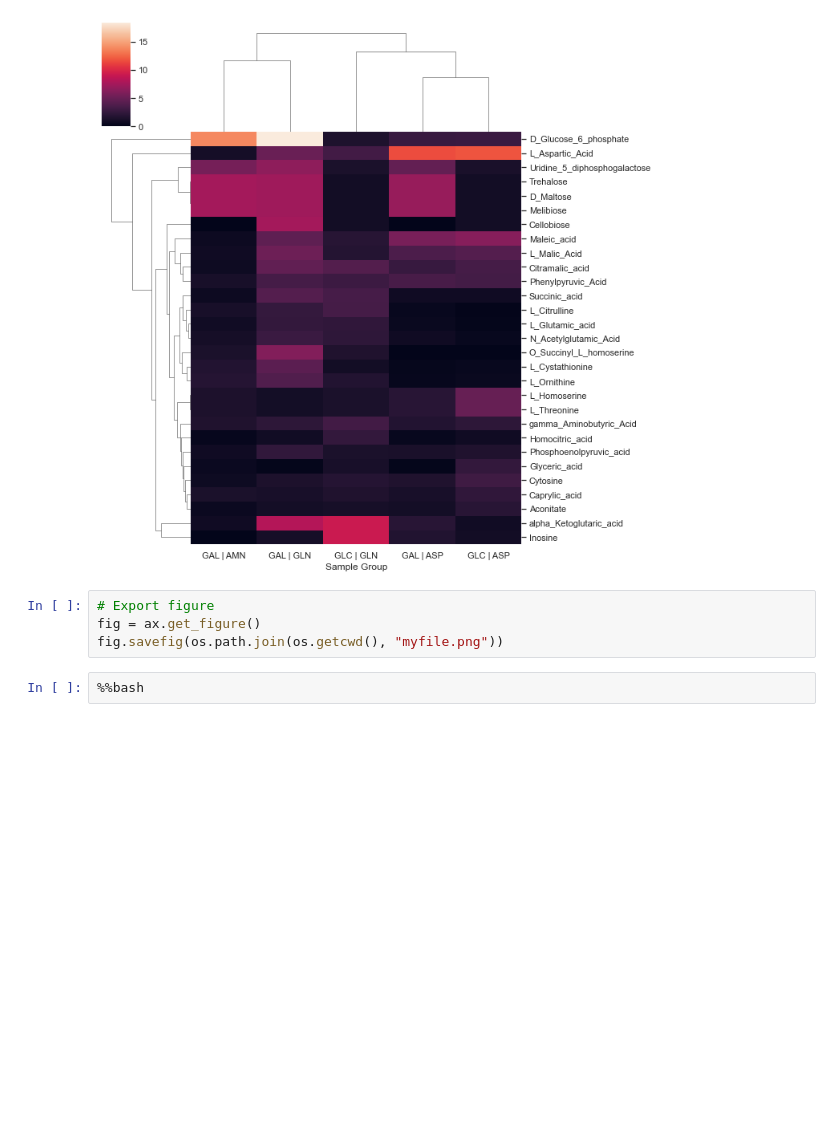
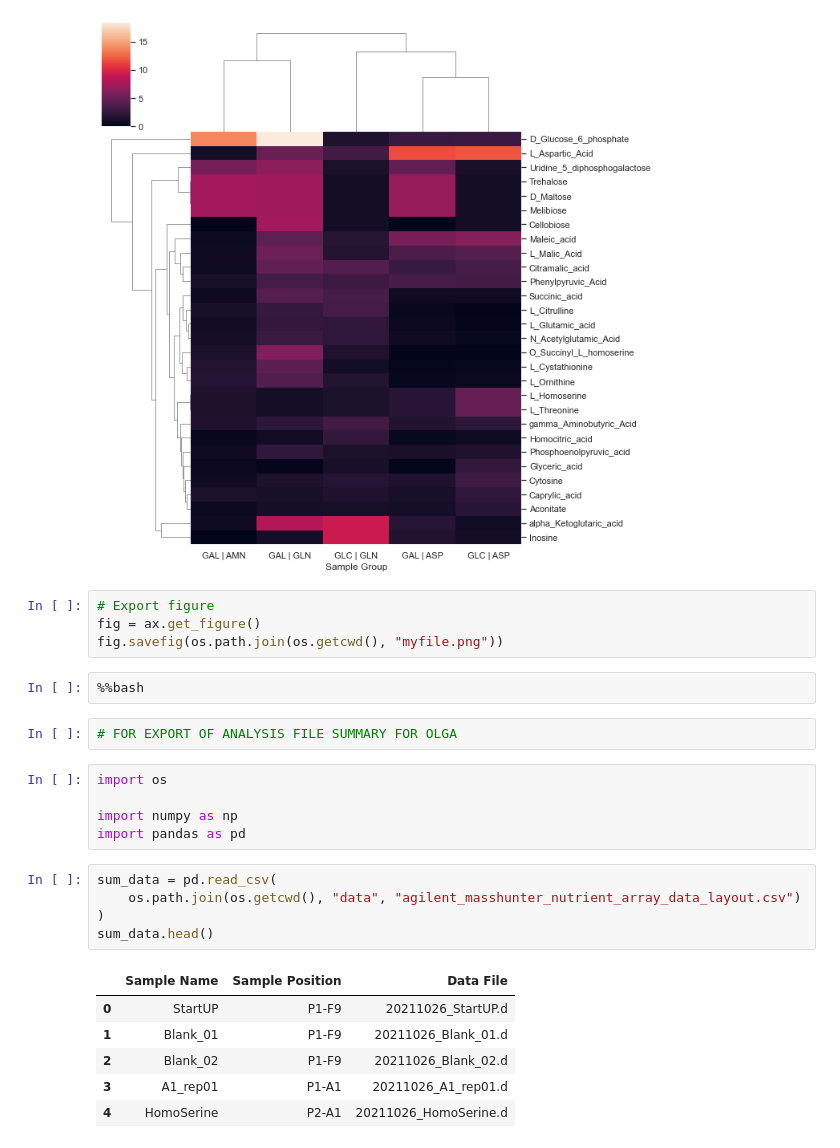
Before and after one commit to irahorecka/montenegro-burke-ms, a Jupyter notebook: nutrient_assessment/scratchpad.ipynb, the cells around one changed output. Cells and saved outputs as stored; diff of their text form; blank space fills up the shorter version.

```diff
--- a/nutrient_assessment/scratchpad.ipynb
+++ b/nutrient_assessment/scratchpad.ipynb
@@ -241,3 +241,22 @@ fig = ax.get_figure()
 fig.savefig(os.path.join(os.getcwd(), "myfile.png"))
 # %%
 %%bash
+# %%
+# FOR EXPORT OF ANALYSIS FILE SUMMARY FOR OLGA
+# %%
+import os
+
+import numpy as np
+import pandas as pd
+# %%
+sum_data = pd.read_csv(
+    os.path.join(os.getcwd(), "data", "agilent_masshunter_nutrient_array_data_layout.csv")
+)
+sum_data.head()
+# %% [output]
+|  | Sample Name | Sample Position | Data File |
+| 0 | StartUP | P1-F9 | 20211026_StartUP.d |
+| 1 | Blank_01 | P1-F9 | 20211026_Blank_01.d |
+| 2 | Blank_02 | P1-F9 | 20211026_Blank_02.d |
+| 3 | A1_rep01 | P1-A1 | 20211026_A1_rep01.d |
+| 4 | HomoSerine | P2-A1 | 20211026_HomoSerine.d |
```
Also changed, not shown: parts of 2 cells of this notebook.
